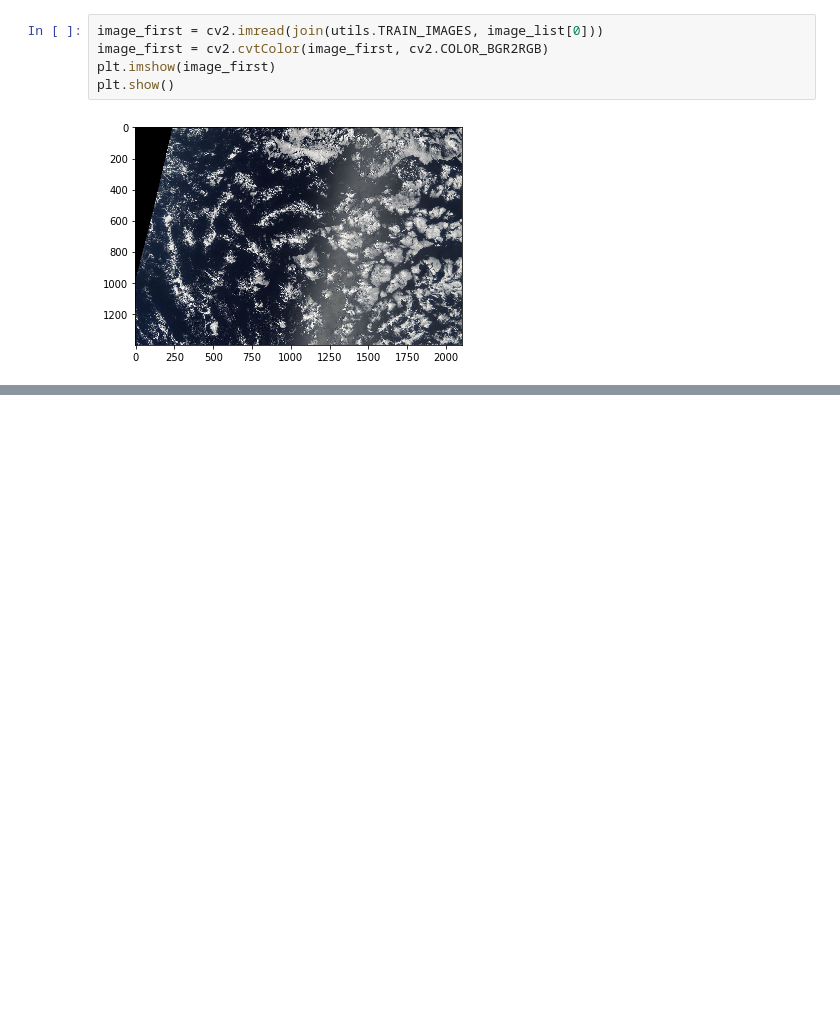
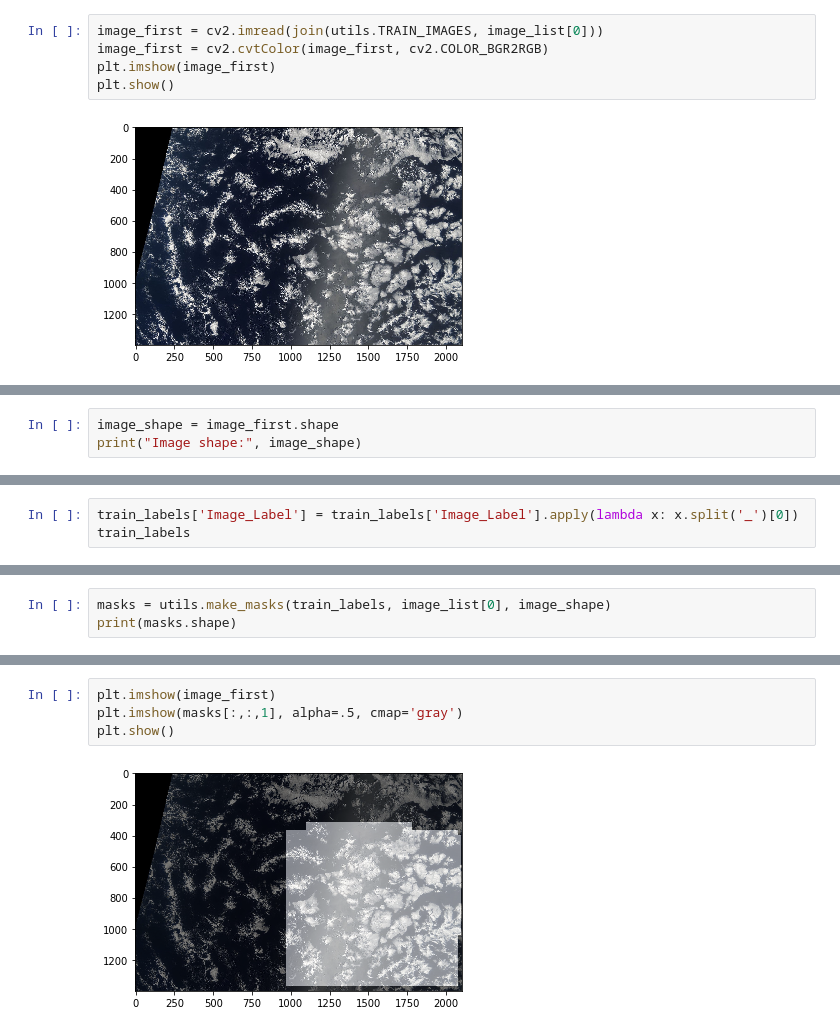
Before and after one commit to polmonroig/cloud_segmentation, a Jupyter notebook: eda.ipynb, the cells around one changed output, grey strips where cells are left out. Saved outputs shown, nothing was run; the diff lists cells and outputs as text; blank space fills up the shorter version.

```diff
--- a/eda.ipynb
+++ b/eda.ipynb
@@ -59,0 +46,3 @@ The following is a mask of the image segmentation
+# %%
+image_shape = image_first.shape
+print("Image shape:", image_shape)
@@ -59,0 +53,3 @@ The following is a mask of the image segmentation
+# %%
+train_labels['Image_Label'] = train_labels['Image_Label'].apply(lambda x: x.split('_')[0])
+train_labels
@@ -59,0 +70,3 @@ The following is a mask of the image segmentation
+# %%
+masks = utils.make_masks(train_labels, image_list[0], image_shape)
+print(masks.shape)
@@ -64,3 +94,9 @@ plt.imshow(mask, alpha=0.5, cmap='gray')
 plt.show()
 # %% [output]
 [figure]
+# %%
+plt.imshow(image_first)
+plt.imshow(masks[:,:,1], alpha=.5, cmap='gray')
+plt.show()
+# %% [output]
+[figure, added]
```
Also changed, not shown: parts of 13 cells of this notebook, 2 other files.
